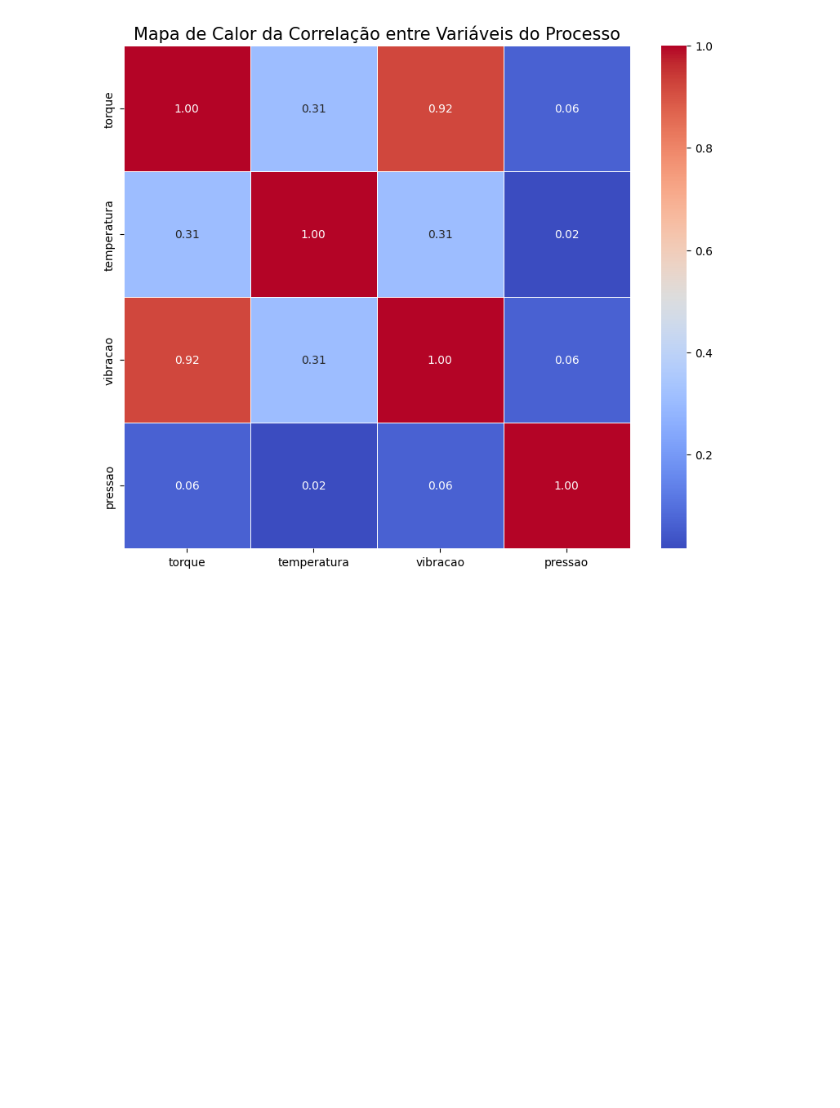
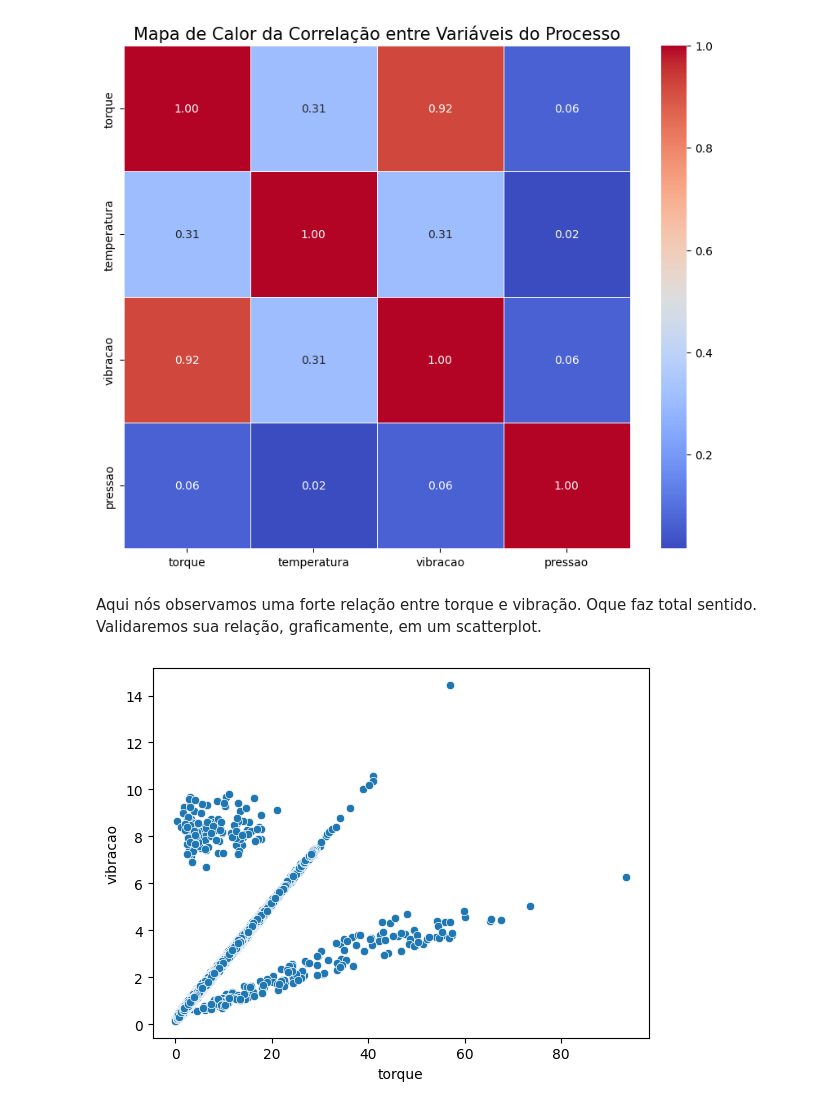
Before and after one commit to DeepThink3r/Projeto_FIA, a Jupyter notebook: eda.ipynb, the cells around one changed output. Drawn from its saved outputs; the diff is of its cells as text; code cells hidden in the pictures; blank space fills up the shorter version.

Commit message:
Acrescentado um gráfico scatterplot relacionando as variáveis torque e vibração.

```diff
--- a/eda.ipynb
+++ b/eda.ipynb
@@ -358,3 +363,10 @@ plt.title('Mapa de Calor da Correlação entre Variáveis do Processo', fontsize
 plt.show()
 # %% [output]
 [figure]
+# %% [markdown]
+Aqui nós observamos uma forte relação entre torque e vibração. Oque faz total sentido.
+Validaremos sua relação, graficamente, em um scatterplot.
+# %%
+ax = sns.scatterplot(data=maquinas, x='torque', y='vibracao')
+# %% [output]
+[figure, added]
```
Also changed, not shown: parts of 6 cells of this notebook.
